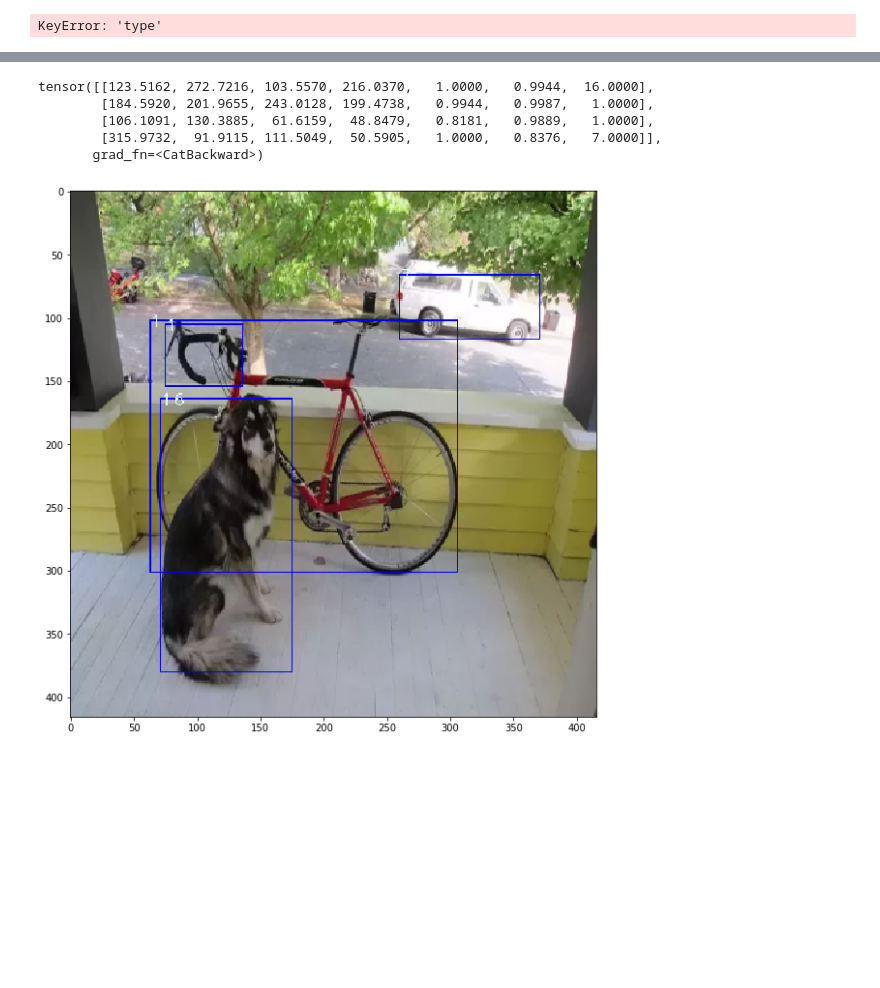
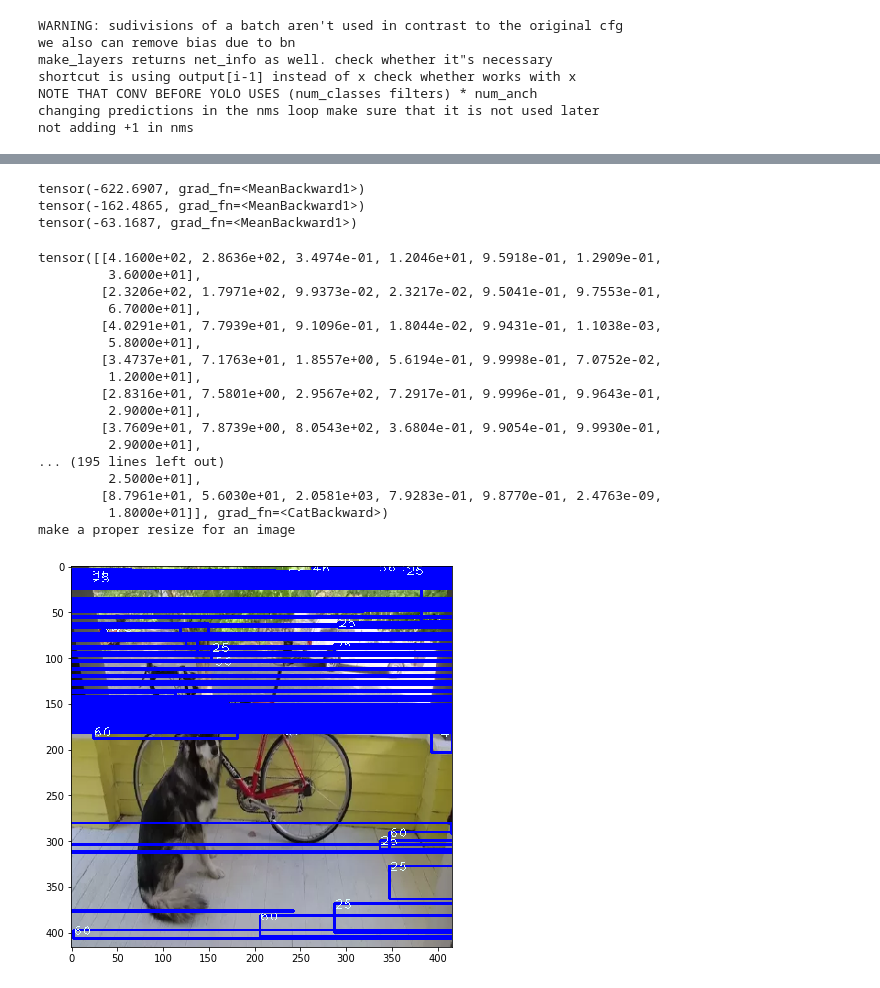
Before and after one commit to v-iashin/WebsiteYOLO, a Jupyter notebook: face_detector/experiments/yolo/Untitled.ipynb, the cells around one changed output, grey strips where cells are left out. Drawn from its saved outputs; the diff is of its cells as text; code cells hidden in the pictures; blank space fills up the shorter version.

Commit message:
added show_predictions. todo: doc and code a bbox transform

```diff
--- a/face_detector/experiments/yolo/Untitled.ipynb
+++ b/face_detector/experiments/yolo/Untitled.ipynb
@@ -10,5 +10 @@ from utils import parse_cfg, iou_vectorized, objectness_filter_and_nms
 from darknet import Darknet
-# %%
-darknet = Darknet('cfg/yolov3_test_todel.cfg')
-# %% [output]
-KeyError: 'type'
@@ -19,57 +11,57 @@ darknet.load_weights(weight_file)
 # %%
+darknet = Darknet('cfg/yolov3_test_todel.cfg')
+
+weight_file = 'weights/yolov3.weights'
+darknet.load_weights(weight_file)
+darknet.eval();
+
 from matplotlib import pyplot as plt
 import cv2
 
 plt.figure(figsize=(10, 10))
-# img = cv2.imread('../../../../YOLO_v3_tutorial_from_scratch/det/det_dog-cycle-car.png')
+
 img = cv2.imread('dog-cycle-car.png')
 img = cv2.cvtColor(img, cv2.COLOR_BGR2RGB)
 img = cv2.resize(img, (416, 416))
 plt.imshow(img)
 plt.show()
 img = img.transpose((2, 0, 1))
 img = torch.from_numpy(img).float()
 img = img.unsqueeze(0)
-pred = darknet.forward(img, torch.device('cpu:0'))
+pred = darknet(img, torch.device('cpu:0'))
 # print('loading tensor')
 # pred = torch.load('prediction.pt')
 pred = objectness_filter_and_nms(pred, classes=80)
 print(pred)
+
+show_predictions('dog-cycle-car.png', pred)
 # %% [output]
+WARNING: sudivisions of a batch aren't used in contrast to the original cfg
+we also can remove bias due to bn
+make_layers returns net_info as well. check whether it"s necessary
+shortcut is using output[i-1] instead of x check whether works with x
+NOTE THAT CONV BEFORE YOLO USES (num_classes filters) * num_anch
+changing predictions in the nms loop make sure that it is not used later
+not adding +1 in nms
 [figure]
-tensor([[123.5162, 272.7216, 103.5570, 216.0370,   1.0000,   0.9944,  16.0000],
-        [184.5920, 201.9655, 243.0128, 199.4738,   0.9944,   0.9987,   1.0000],
-        [106.1091, 130.3885,  61.6159,  48.8479,   0.8181,   0.9889,   1.0000],
-        [315.9732,  91.9115, 111.5049,  50.5905,   1.0000,   0.8376,   7.0000]],
-       grad_fn=<CatBackward>)
+tensor(-622.6907, grad_fn=<MeanBackward1>)
+tensor(-162.4865, grad_fn=<MeanBackward1>)
+tensor(-63.1687, grad_fn=<MeanBackward1>)
+tensor([[4.1600e+02, 2.8636e+02, 3.4974e-01, 1.2046e+01, 9.5918e-01, 1.2909e-01,
+         3.6000e+01],
+        [2.3206e+02, 1.7971e+02, 9.9373e-02, 2.3217e-02, 9.5041e-01, 9.7553e-01,
+         6.7000e+01],
+        [4.0291e+01, 7.7939e+01, 9.1096e-01, 1.8044e-02, 9.9431e-01, 1.1038e-03,
+         5.8000e+01],
+        [3.4737e+01, 7.1763e+01, 1.8557e+00, 5.6194e-01, 9.9998e-01, 7.0752e-02,
+         1.2000e+01],
+        [2.8316e+01, 7.5801e+00, 2.9567e+02, 7.2917e-01, 9.9996e-01, 9.9643e-01,
+         2.9000e+01],
+        [3.7609e+01, 7.8739e+00, 8.0543e+02, 3.6804e-01, 9.9054e-01, 9.9930e-01,
+         2.9000e+01],
+... (195 lines left out)
+         2.5000e+01],
+        [8.7961e+01, 5.6030e+01, 2.0581e+03, 7.9283e-01, 9.8770e-01, 2.4763e-09,
+         1.8000e+01]], grad_fn=<CatBackward>)
+make a proper resize for an image
+[figure, added]
-# %%
-# top_left_x = pred[:, 0] - pred[:, 3]/2
-# top_left_y = pred[:, 1] - pred[:, 2]/2
-# bottom_right_x = pred[:, 0] + pred[:, 3]/2
-# bottom_right_y = pred[:, 1] + pred[:, 2]/2
-top_left_x = pred[:, 0] - pred[:, 2]/2
-top_left_y = pred[:, 1] - pred[:, 3]/2
-bottom_right_x = pred[:, 0] + pred[:, 2]/2
-bottom_right_y = pred[:, 1] + pred[:, 3]/2
-
-top_left_x = top_left_x.detach().int().numpy()
-top_left_y = top_left_y.detach().int().numpy()
-bottom_right_x = bottom_right_x.detach().int().numpy()
-bottom_right_y = bottom_right_y.detach().int().numpy()
-
-plt.figure(figsize=(10, 10))
-img = cv2.imread('dog-cycle-car.png')
-img = cv2.cvtColor(img, cv2.COLOR_BGR2RGB)
-img = cv2.resize(img, (416, 416))
-
-for i in range(len(top_left_x)):
-#     cv2.rectangle(img, (top_left_y[i], top_left_x[i]), (bottom_right_y[i], bottom_right_x[i]), (0, 0, 255), 1)
-    cv2.rectangle(img, (top_left_x[i], top_left_y[i]), (bottom_right_x[i], bottom_right_y[i]), (0, 0, 255), 1)
-#     cv2.rectangle(img, (50, 100), (100, 134), (0, 0, 255), 2)
-    cv2.putText(img, str(pred[i, 6].detach().int().numpy()), (top_left_x[i], top_left_y[i] + 2 + 4),
-                cv2.FONT_HERSHEY_PLAIN, 1, [225,255,255], 1)
-
-plt.imshow(img)
-plt.show()
-# %% [output]
-[figure, removed]
```
Also changed, not shown: parts of 10 cells of this notebook, 2 other files.
